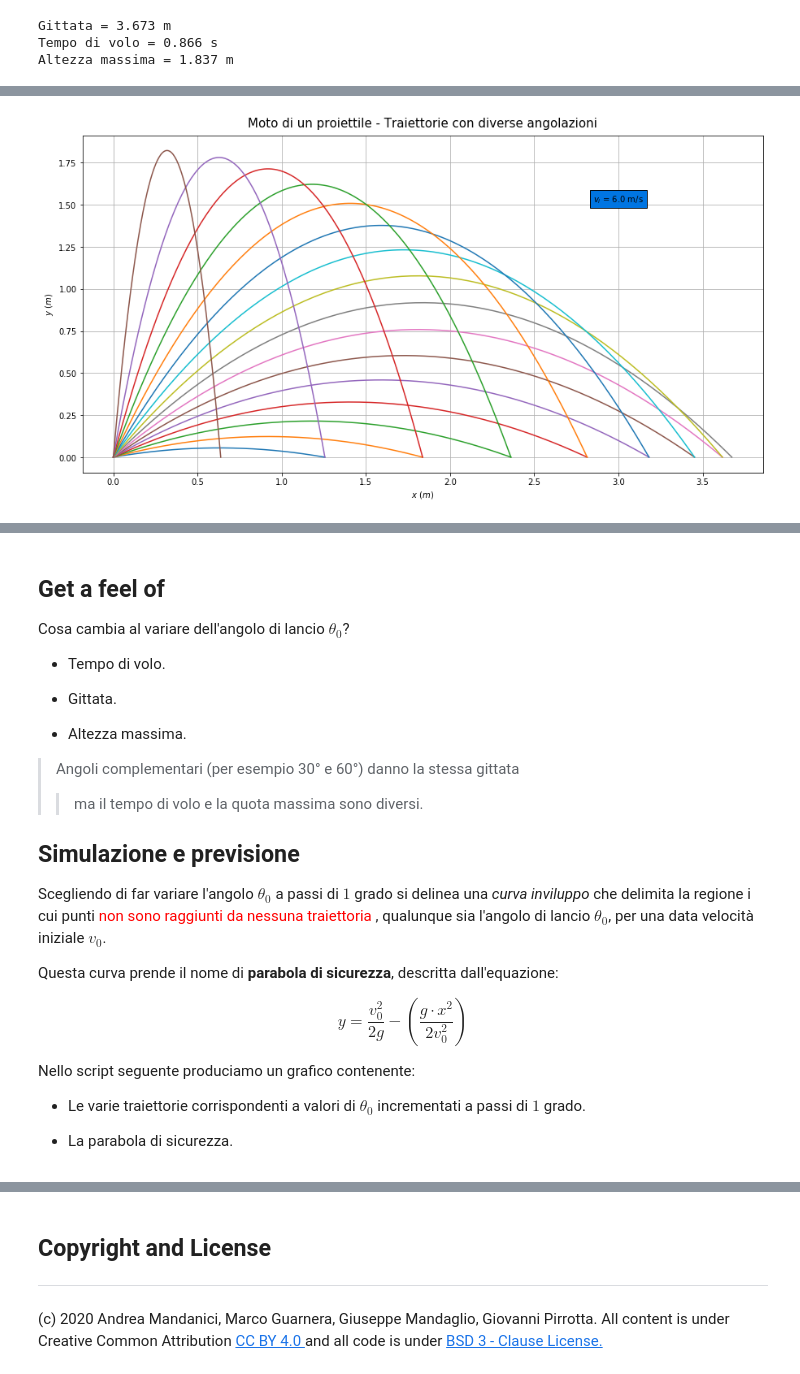
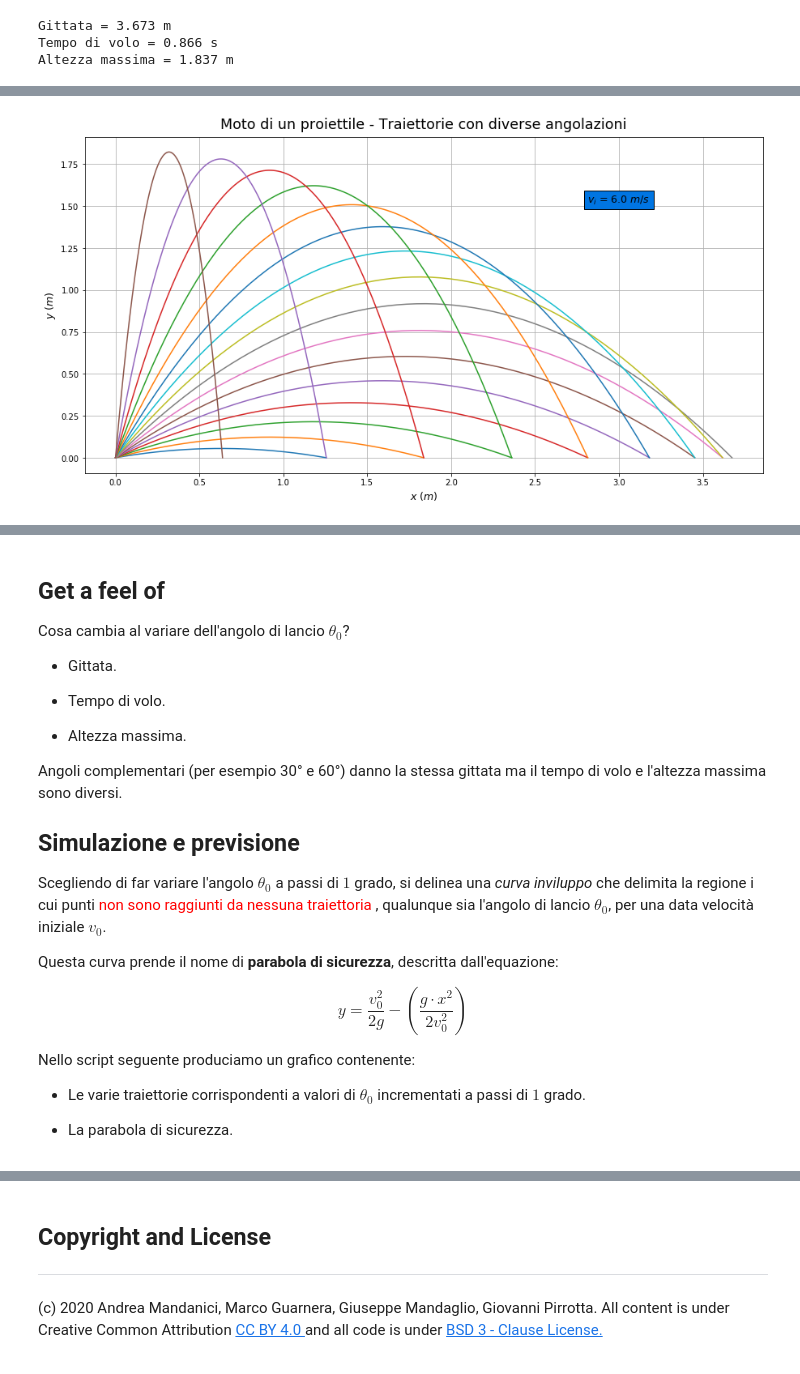
Before and after one commit to Darkaquon/Physics-with-Open-Source-Software, a Jupyter notebook: Notebook/Moto_proiettile.ipynb, the cells around one changed output, grey strips where cells are left out. Cells and saved outputs as stored; diff of their text form; code cells hidden in the pictures.

```diff
--- a/Notebook/Moto_proiettile.ipynb
+++ b/Notebook/Moto_proiettile.ipynb
@@ -151,56 +142,47 @@ Consideriamo la traiettoria che si ottiene in corrispondenza a valori diversi de
 
 * Riportiamo in grafico le traiettorie corrispondenti a tutti i valori di $ \theta_0 $.
 # %%
-#???
-theta0deg = np.arange(10, 90, 5)
-#???
-theta0 = theta0deg * np.pi / 180
+theta0grad = np.arange(10, 90, 5) # Utilizzato per generare un array.
+theta0 = theta0grad * np.pi / 180 # Angolo in radianti.
 
 # Utilizzato per il grafico.
-# Utilizzato per numerare il grafico e dimensionarlo.
-fig = plt.figure(2, figsize = (15, 15))
+fig = plt.figure(2, figsize = (15, 15)) # Utilizzato per numerare e dimensionare il grafico.
 # Utilizzato per il titolo.
-plt.title("Moto di un proiettile - Traiettorie con diverse angolazioni", fontdict = {"fontsize": 15}, pad = 10)
-# Utilizzato per la x.
-plt.xlabel("$ x~(m) $")
-# Utilizzato per la y.
-plt.ylabel("$ y~(m) $")
-# Utilizzato per il testo della leggenda.
-plt.text(3.0, 1.50, r"$ v_i $ = {0:0.1f} m/s".format(vi), horizontalalignment = "center", verticalalignment = "bottom", fontdict = {"fontsize": 10}, bbox = dict(facecolor = "#0075E2"))
+plt.title("Moto di un proiettile - Traiettorie con diverse angolazioni", fontdict = {"fontsize": 17.5}, pad = 10)
+# Utilizzato per l'asse x.
+plt.xlabel("$ x~(m) $", fontdict = {"fontsize": 12.5})
+# Utilizzato per l'asse y.
+plt.ylabel("$ y~(m) $", fontdict = {"fontsize": 12.5})
+# Utilizzato per la leggenda.
+plt.text(3.0, 1.50, "$ v_i $ = {0:0.1f} $ m/s $".format(vi), horizontalalignment = "center", verticalalignment = "bottom", fontdict = {"fontsize": 12.5}, bbox = dict(facecolor = "#0075E2"))
 
 # Funzione.
 for angle in theta0:
-    #???
-    tv = 2 * vi * np.sin(angle) / g
-    #???
-    t = np.linspace(0, tv, 128)
-    #???
-    x = vi * np.cos(angle) * t
-    #???
-    y = vi * np.sin(angle) * t - 0.5 * g * t ** 2
-    # Utilizzato per rappresentare x e y.
-    plt.plot(x, y)
+    tv = 2 * vi * np.sin(angle) / g # Tempo di volo in s.
+    t = np.linspace(0, tv, 128) # Utilizzato per generare un array di valori distribuiti in modo lineare.
+    x = vi * np.cos(angle) * t # Equazione per la coordinata x.
+    y = vi * np.sin(angle) * t - 0.5 * g * t ** 2 # Equazione per la coordinata y.
+    plt.plot(x, y) # Utilizzato per rappresentare le coordinate x e y.
+
+    '''
+    # Utilizzato per stampare i valori numerici.
+    R = ((vi ** 2) / g) * (np.sin(2 * angle)) # Gittata in m.
+    t = 2 * ((vi * np.sin(angle)) / g) # Tempo di volo in s.
+    h = ((vi * np.sin(angle)) ** 2) / (2 * g) # Altezza massima in m.
+
+    print("Angolo di {0:0.1f} gradi".format(np.degrees(angle))) # Utilizzato per stampare.
+    print("Gittata = {0:0.3f} m".format(R)) # Utilizzato per stampare.
+    print("Tempo di volo = {0:0.3f} s".format(t)) # Utilizzato per stampare.
+    print("Altezza massima = {0:0.3f} m \n".format(h)) # Utilizzato per stampare.
+    '''
 
 # Utilizzato per avere gli assi con la stessa scala.
 plt.gca().set_aspect("equal", adjustable = "box")
 # Utilizzato per salvare il grafico in un file.
-#plt.savefig("AllTrajectories.pdf")
+#plt.savefig("Traiettorie.pdf")
 # Utilizzato per la griglia.
 plt.grid(True)
 # Utilizzato per mostrare il grafico.
 plt.show()
-
-# Si può utilizzare per stampare i valori numerici.
-for theta0deg in theta0:
-    print("Angolo di", np.degrees(theta0deg), "gradi")
-    # Gittata.
-    R = ((vi ** 2) / g) * (np.sin(2 * theta0deg))
-    print("Gittata:", R, "m")
-    # Tempo di volo.
-    t = 2 * ((vi * np.sin(theta0deg)) / g)
-    print("Tempo di volo:", t, "s")
-    # Massima quota raggiunta.
-    h = ((vi * np.sin(angle)) ** 2) / 2 * g
-    print("Massima quota raggiunta:", h, "m")
 # %% [output]
-[figure, old version]
+[figure, new version]
@@ -226,18 +191,17 @@ Massima quota raggiunta: 175.06004381567678 m
 
 Cosa cambia al variare dell'angolo di lancio $ \theta_0 $?
 
+* Gittata.
+
 * Tempo di volo.
-
-* Gittata.
 
 * Altezza massima.
 
-> Angoli complementari (per esempio 30° e 60°) danno la stessa gittata
->> ma il tempo di volo e la quota massima sono diversi.
+Angoli complementari (per esempio 30° e 60°) danno la stessa gittata ma il tempo di volo e l'altezza massima sono diversi.
 
 ## Simulazione e previsione
 
-Scegliendo di far variare l'angolo $ \theta_0 $ a passi di $ 1 $ grado si delinea una *curva inviluppo* che delimita la regione i cui punti <span style = "color:red"> non sono raggiunti da nessuna traiettoria </span>, qualunque sia l'angolo di lancio $ \theta_0 $, per una data velocità iniziale $ v_0 $.
+Scegliendo di far variare l'angolo $ \theta_0 $ a passi di $ 1 $ grado, si delinea una *curva inviluppo* che delimita la regione i cui punti <span style = "color:red"> non sono raggiunti da nessuna traiettoria </span>, qualunque sia l'angolo di lancio $ \theta_0 $, per una data velocità iniziale $ v_0 $.
 
 Questa curva prende il nome di **parabola di sicurezza**, descritta dall'equazione:
 
```
Also changed, not shown: parts of 9 cells of this notebook.
